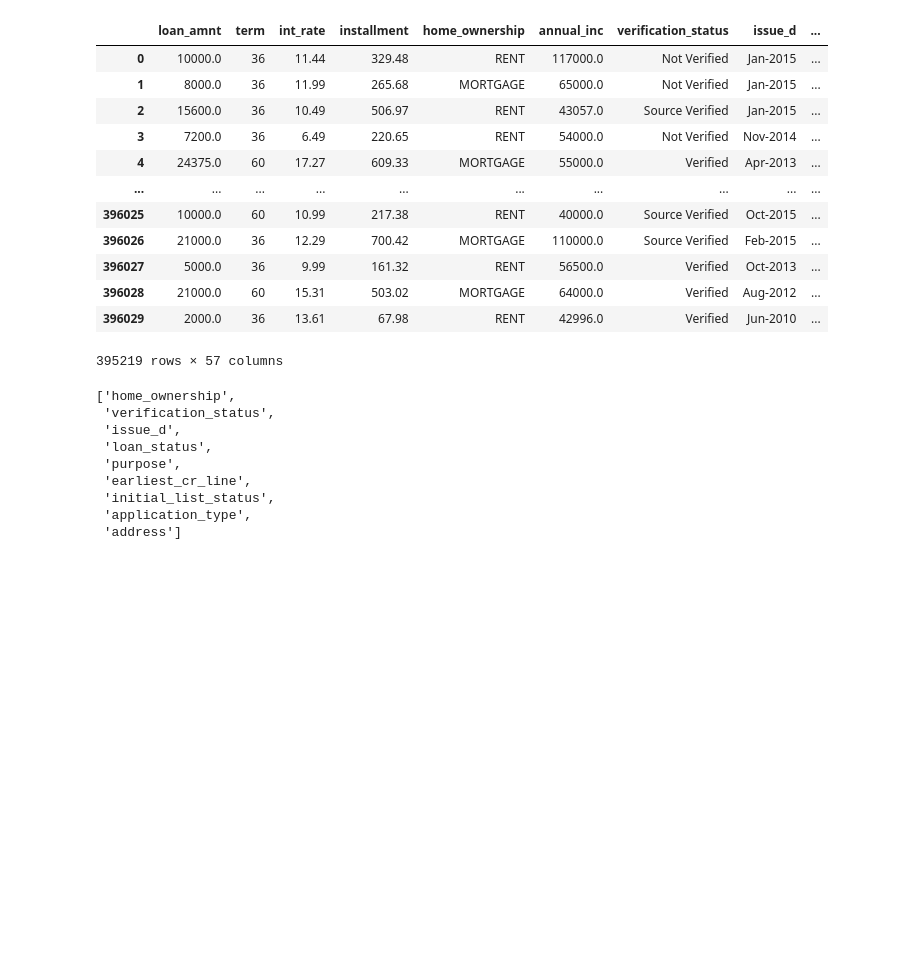
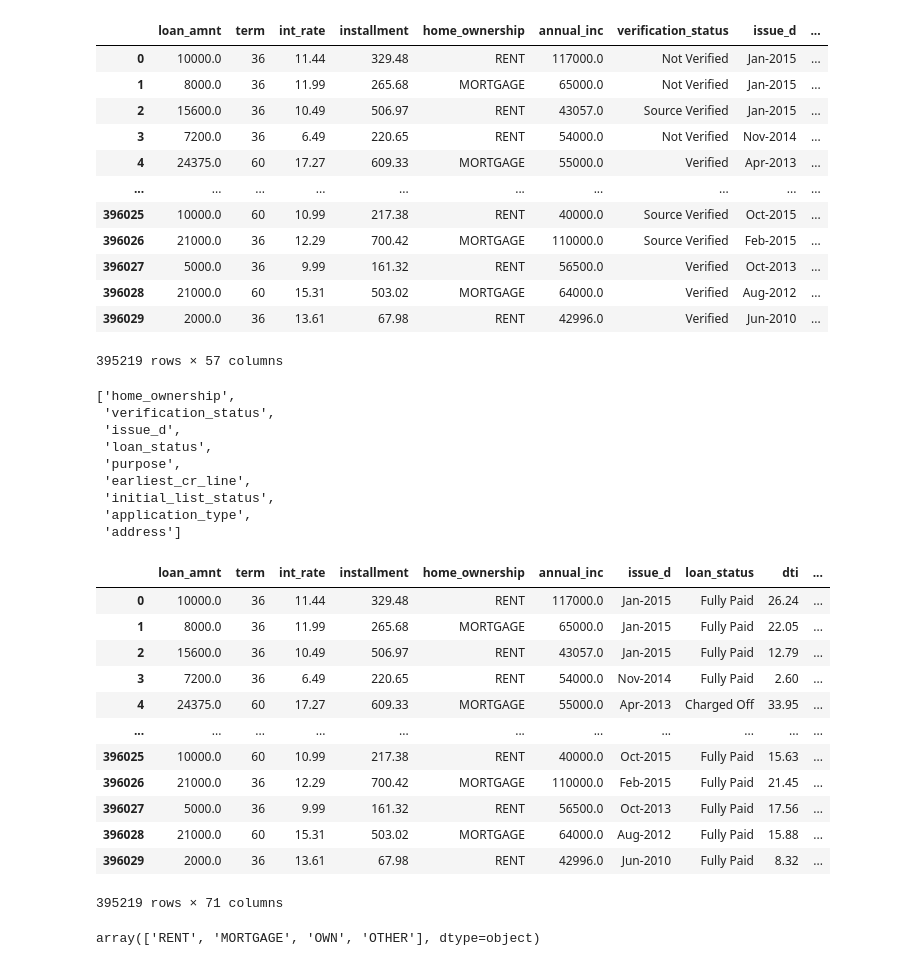
Before and after one commit to mkawsarzaman/prediction_loan_default_ANN_Tensorflow_keras, a Jupyter notebook: prediction_loan_default_ANN_Tensorflow_keras.ipynb, the cells around one changed output. Cells and saved outputs as stored; diff of their text form; code cells hidden in the pictures; blank space fills up the shorter version.

```diff
--- a/prediction_loan_default_ANN_Tensorflow_keras.ipynb
+++ b/prediction_loan_default_ANN_Tensorflow_keras.ipynb
@@ -758,3 +758,23 @@ list(df.select_dtypes('object'))
  'initial_list_status',
  'application_type',
  'address']
+# %%
+dummies = pd.get_dummies(df[['verification_status', 'application_type','initial_list_status','purpose' ]],drop_first=True)
+df = df.drop(['verification_status', 'application_type','initial_list_status','purpose'],axis=1)
+df = pd.concat([df,dummies],axis=1)
+# %%
+df
+# %% [output]
+|  | loan_amnt | term | int_rate | installment | home_ownership | annual_inc | issue_d | loan_status | dti | ... |
+| 0 | 10000.0 | 36 | 11.44 | 329.48 | RENT | 117000.0 | Jan-2015 | Fully Paid | 26.24 | ... |
+| 1 | 8000.0 | 36 | 11.99 | 265.68 | MORTGAGE | 65000.0 | Jan-2015 | Fully Paid | 22.05 | ... |
+| 2 | 15600.0 | 36 | 10.49 | 506.97 | RENT | 43057.0 | Jan-2015 | Fully Paid | 12.79 | ... |
+| 3 | 7200.0 | 36 | 6.49 | 220.65 | RENT | 54000.0 | Nov-2014 | Fully Paid | 2.60 | ... |
+| 4 | 24375.0 | 60 | 17.27 | 609.33 | MORTGAGE | 55000.0 | Apr-2013 | Charged Off | 33.95 | ... |
+| ... | ... | ... | ... | ... | ... | ... | ... | ... | ... | ... |
+| 396025 | 10000.0 | 60 | 10.99 | 217.38 | RENT | 40000.0 | Oct-2015 | Fully Paid | 15.63 | ... |
+| 396026 | 21000.0 | 36 | 12.29 | 700.42 | MORTGAGE | 110000.0 | Feb-2015 | Fully Paid | 21.45 | ... |
+| 396027 | 5000.0 | 36 | 9.99 | 161.32 | RENT | 56500.0 | Oct-2013 | Fully Paid | 17.56 | ... |
+| 396028 | 21000.0 | 60 | 15.31 | 503.02 | MORTGAGE | 64000.0 | Aug-2012 | Fully Paid | 15.88 | ... |
+| 396029 | 2000.0 | 36 | 13.61 | 67.98 | RENT | 42996.0 | Jun-2010 | Fully Paid | 8.32 | ... |
+395219 rows × 71 columns
@@ -760,0 +783,4 @@ list(df.select_dtypes('object'))
+# %%
+df['home_ownership'].unique()
+# %% [output]
+array(['RENT', 'MORTGAGE', 'OWN', 'OTHER'], dtype=object)
```
Also changed, not shown: parts of 5 cells of this notebook.
